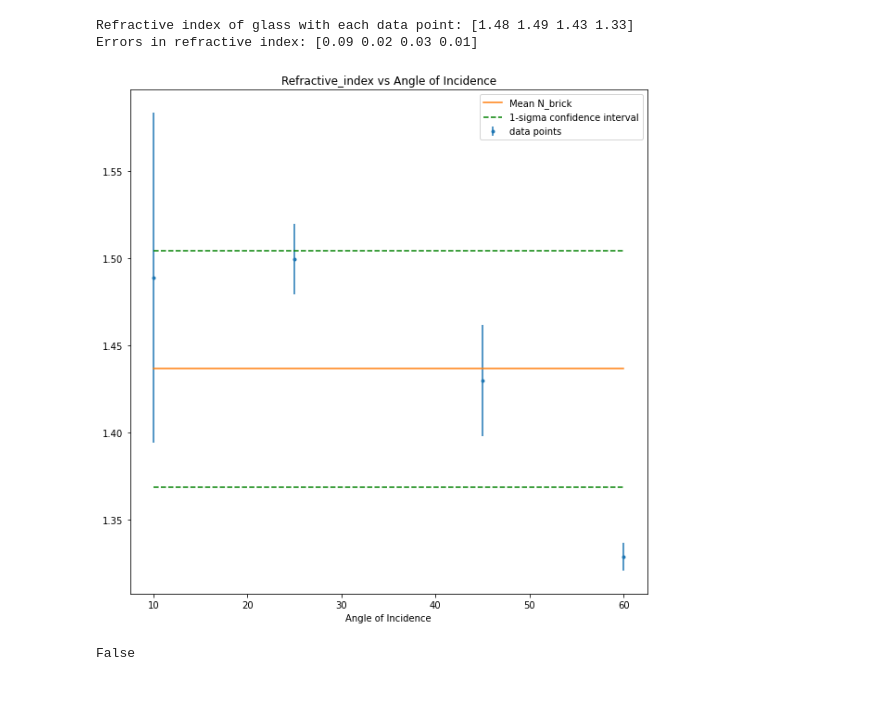
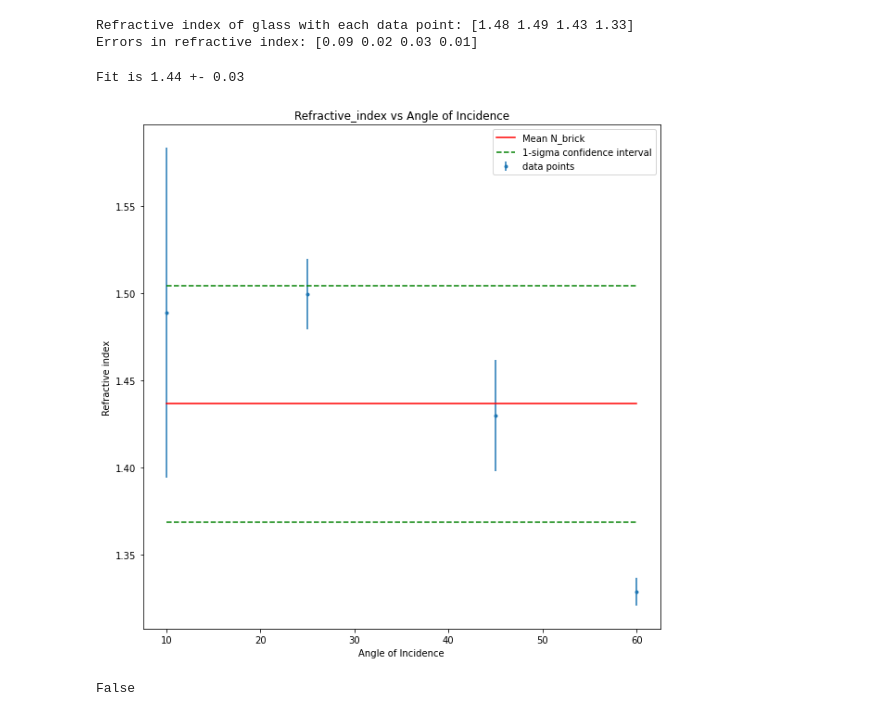
Before and after one commit to matthew-ding/physics5cl, a Jupyter notebook: Lab0/experiment1-3.ipynb, the cells around one changed output. Drawn from its saved outputs; the diff is of its cells as text; code cells hidden in the pictures.

```diff
--- a/Lab0/experiment1-3.ipynb
+++ b/Lab0/experiment1-3.ipynb
@@ -72,24 +74,35 @@ Errors in refractive index: [0.09 0.02 0.03 0.01]
 # %%
 mean_n_glass = np.array([1.48882721, 1.499603301, 1.429805411,1.328686559])
 yerrors=np.array([0.09478742913, 0.02028875521, 0.03210710655, 0.007894994262])
+n_mean_brick = sum(mean_n_glass)/4
+n_standard_deviation = np.std(mean_n_glass)
+n_standard_error = n_standard_deviation/np.sqrt(4)
+print('Fit is', np.round(n_mean_brick,2), '+-', np.round(n_standard_error, 2))
+
+
 fig, ax = plt.subplots(figsize=(10,10))
 angle_of_incidence=np.array([10, 25, 45, 60])
 ax.errorbar(angle_of_incidence, mean_n_glass, fmt='.', yerr=yerrors,label='data points') # Errors too small for large angles
 
-x=np.linspace(sum(mean_n_glass)/4, sum(mean_n_glass)/4, 4)
-z=np.linspace(np.std(mean_n_glass),np.std(mean_n_glass),4)
-plt.plot(angle_of_incidence, x, label='Mean N_brick')
-plt.plot(angle_of_incidence, x+z,  linestyle='--', color = 'g', label='1-sigma confidence interval')
-plt.plot(angle_of_incidence, x-z,  linestyle='--', color = 'g')
 
 
-ax.set_xlabel('Refractive index')
+mean_plot=np.linspace(n_mean_brick, n_mean_brick, 4)
+plt.plot(angle_of_incidence, mean_plot, color='r', label='Mean N_brick')
+
+
+
+std_plot=np.linspace(n_standard_deviation, n_standard_deviation,4)
+plt.plot(angle_of_incidence, mean_plot+std_plot,  linestyle='--', color = 'g', label='1-sigma confidence interval')
+plt.plot(angle_of_incidence, mean_plot-std_plot,  linestyle='--', color = 'g')
+
+
+ax.set_ylabel('Refractive index')
 ax.set_xlabel('Angle of Incidence')
-
 ax.set_title('Refractive_index vs Angle of Incidence')
 plt.legend(loc="upper right")
 plt.show()
 # %% [output]
+Fit is 1.44 +- 0.03
-[figure, old version]
+[figure, new version]
 # %%
 actual_value = 1.53
```
Also changed, not shown: parts of 8 cells of this notebook.
